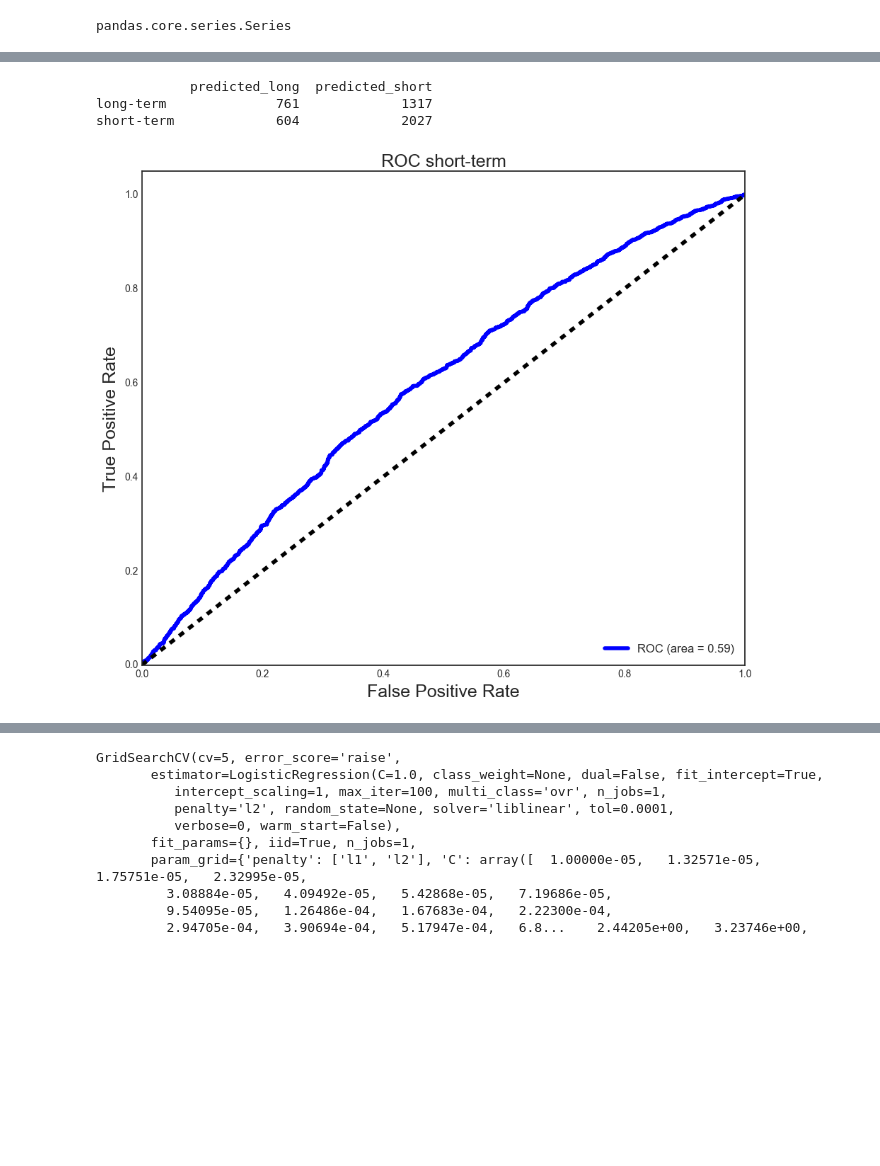
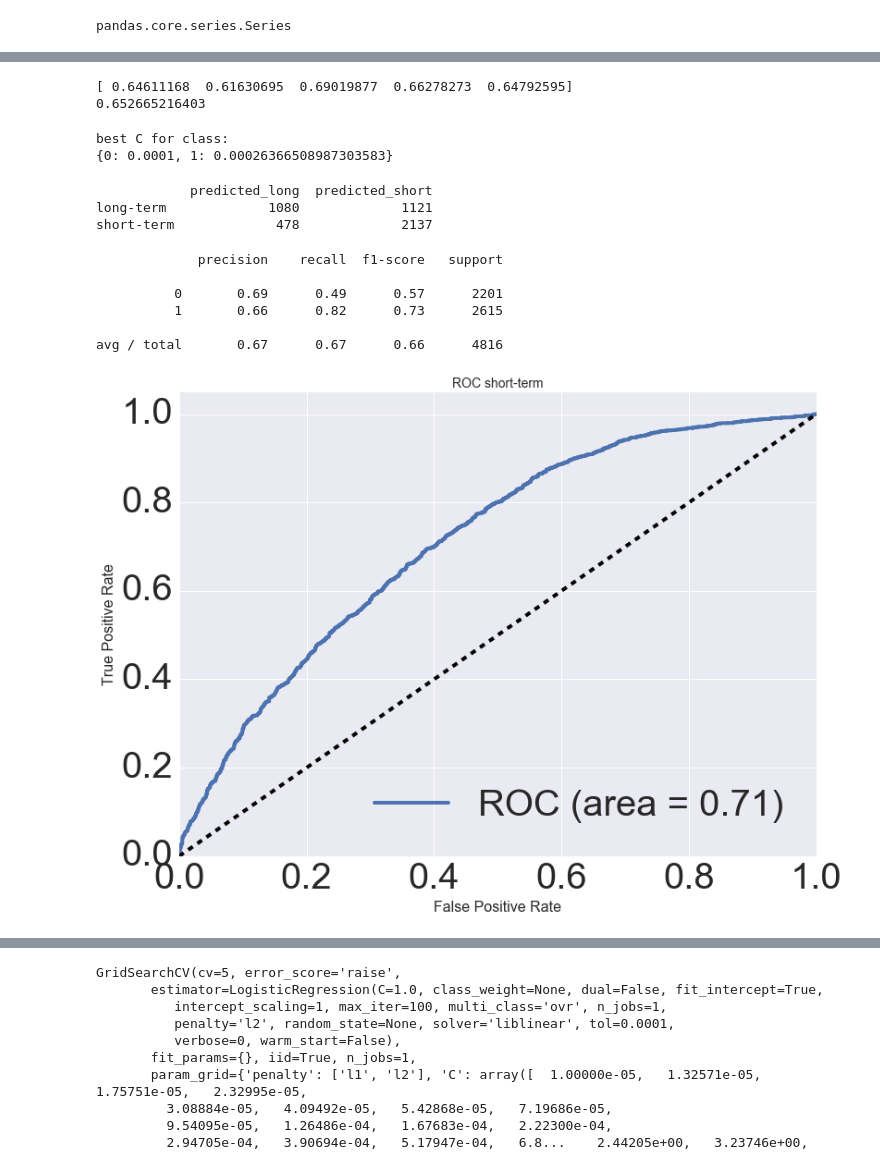
Before and after one commit to ajbentley/GA-DSI, a Jupyter notebook: projects/psp/psp_model-Copy1.ipynb, the cells around one changed output, grey strips where cells are left out. Drawn from its saved outputs; the diff is of its cells as text; code cells hidden in the pictures; blank space fills up the shorter version.

Commit message:
psp model complete

```diff
--- a/projects/psp/psp_model-Copy1.ipynb
+++ b/projects/psp/psp_model-Copy1.ipynb
@@ -422,5 +489,5 @@ dfn_r.drop(['dup','parent_status','gender','club_email','advice_grp','classified
             'tony_kids','discovered','kid_count'],axis=1, inplace=True)
 
 # dropping negative of paired dummies
-dfn_r.drop(['club_email_No','gender_Male','tony_kids_No','advice_grp_0.0','classifieds_0.0',\
-           'classifieds_spouse_0.0'],axis=1, inplace=True)
+dfn_r.drop(['club_email_No','gender_Male','tony_kids_No','advice_grp_0','classifieds_0',\
+           'classifieds_spouse_0'],axis=1, inplace=True)
@@ -620,0 +672,9 @@ No significant correlation between featuress
+# %%
+df_corr = abs(X.corr())
+
+# df_corr.replace([np.inf, -np.inf], np.nan, inplace=True)
+# df_corr.dropna(inplace=True)
+
+fig, ax = plt.subplots(figsize=(50,30))
+sns.set(font_scale=4)
+ax = sns.heatmap(df_corr, annot=True, annot_kws={"size": 21})
@@ -706,0 +869,10 @@ avg / total       0.58      0.59      0.57      4709
+# %%
+# train/test split cv
+
+X2_train, X2_test, y_train, y_test = train_test_split(X2, y, test_size=.33)
+
+print 'Length of X_train: ' + str(len(X2_train))
+print 'Length of y_train: ' + str(len(y_train))
+print
+print 'Length of X_test: ' + str(len(X2_test))
+print 'Length of y_test: ' + str(len(y_test))
@@ -706,0 +885,6 @@ avg / total       0.58      0.59      0.57      4709
+# %%
+model = linear_model.LogisticRegression(penalty = 'l2', C = 10.0)
+
+model.fit(X2_test, y_test)
+datatitle = examine_coefficients(model, X2)
+datatitle
@@ -707,5 +925,23 @@ avg / total       0.58      0.59      0.57      4709
+# %%
+# cross val scores
+print cross_val_score(model, X2, y, n_jobs=1, cv=5)
+print cross_val_score(model, X2, y, n_jobs=1, cv=5).mean()
+# %% [output]
+[ 0.64611168  0.61630695  0.69019877  0.66278273  0.64792595]
+0.652665216403
+# %%
+logreg_cv = LogisticRegressionCV(Cs=20, solver='liblinear', cv=3, penalty='l2', scoring='f1')
+cv_model = logreg_cv.fit(X2_train, y_train)
+
+print('best C for class:')
+best_C = {logreg_cv.classes_[i]:x for i, (x, c) in enumerate(zip(logreg_cv.Cs_,\
+                                                                 logreg_cv.classes_))}
+print(best_C)
+# %% [output]
+best C for class:
+{0: 0.0001, 1: 0.00026366508987303583}
 # %%
-conmat = np.array(confusion_matrix(y_test, y_pred, labels=[1,0]))
+conmat = np.array(confusion_matrix(y_test, y_pred, labels=[0,1]))
 
 confusion = pd.DataFrame(conmat, index=['long-term', 'short-term'],
                          columns=['predicted_long','predicted_short'])
@@ -713,35 +949,44 @@ confusion = pd.DataFrame(conmat, index=['long-term', 'short-term'],
 print(confusion)
 # %% [output]
             predicted_long  predicted_short
-long-term              761             1317
-short-term             604             2027
+long-term             1080             1121
+short-term             478             2137
+# %%
+print classification_report(y_test, y_pred)
+# %% [output]
+             precision    recall  f1-score   support
+
+          0       0.69      0.49      0.57      2201
+          1       0.66      0.82      0.73      2615
+
+avg / total       0.67      0.67      0.66      4816
 # %%
-logreg = LogisticRegression(random_state=77)
-logreg.fit(X_train, y_train)
-Y_pred = logreg.predict(X_test)
+logreg = LogisticRegression(random_state=43)
+logreg.fit(X2_train, y_train)
+Y_pred = logreg.predict(X2_test)
 
 
 # generic curve plotting function
 def auc_plotting_function(rate1, rate2, rate1_name, rate2_name, curve_name):
     AUC = auc(rate1, rate2)
     # Plot of a ROC curve for class 1 (fatality)
     plt.figure(figsize=[11,9])
     plt.plot(rate1, rate2, label=curve_name + ' (area = %0.2f)' % AUC, linewidth=4)
     plt.plot([0, 1], [0, 1], 'k--', linewidth=4)
     plt.xlim([0.0, 1.0])
     plt.ylim([0.0, 1.05])
-    plt.xlabel(rate1_name, fontsize=18)
-    plt.ylabel(rate2_name, fontsize=18)
-    plt.title(curve_name + ' short-term', fontsize=18)
+    plt.xlabel(rate1_name, fontsize=16)
+    plt.ylabel(rate2_name, fontsize=16)
+    plt.title(curve_name + ' short-term', fontsize=14)
     plt.legend(loc="lower right")
     plt.show()
 
 # plot receiving operator characteristic curve
 def plot_roc(y_true, y_score):
     fpr, tpr, _ = roc_curve(y_true, y_score)
     auc_plotting_function(fpr, tpr, 'False Positive Rate', 'True Positive Rate', 'ROC')
 
-Y_score = logreg.decision_function(X_test)
+Y_score = logreg.decision_function(X2_test)
 plot_roc(y_test, Y_score)
 # %% [output]
-[figure, old version]
+[figure, new version]
```
Also changed, not shown: parts of 128 cells of this notebook, 9 other files.
